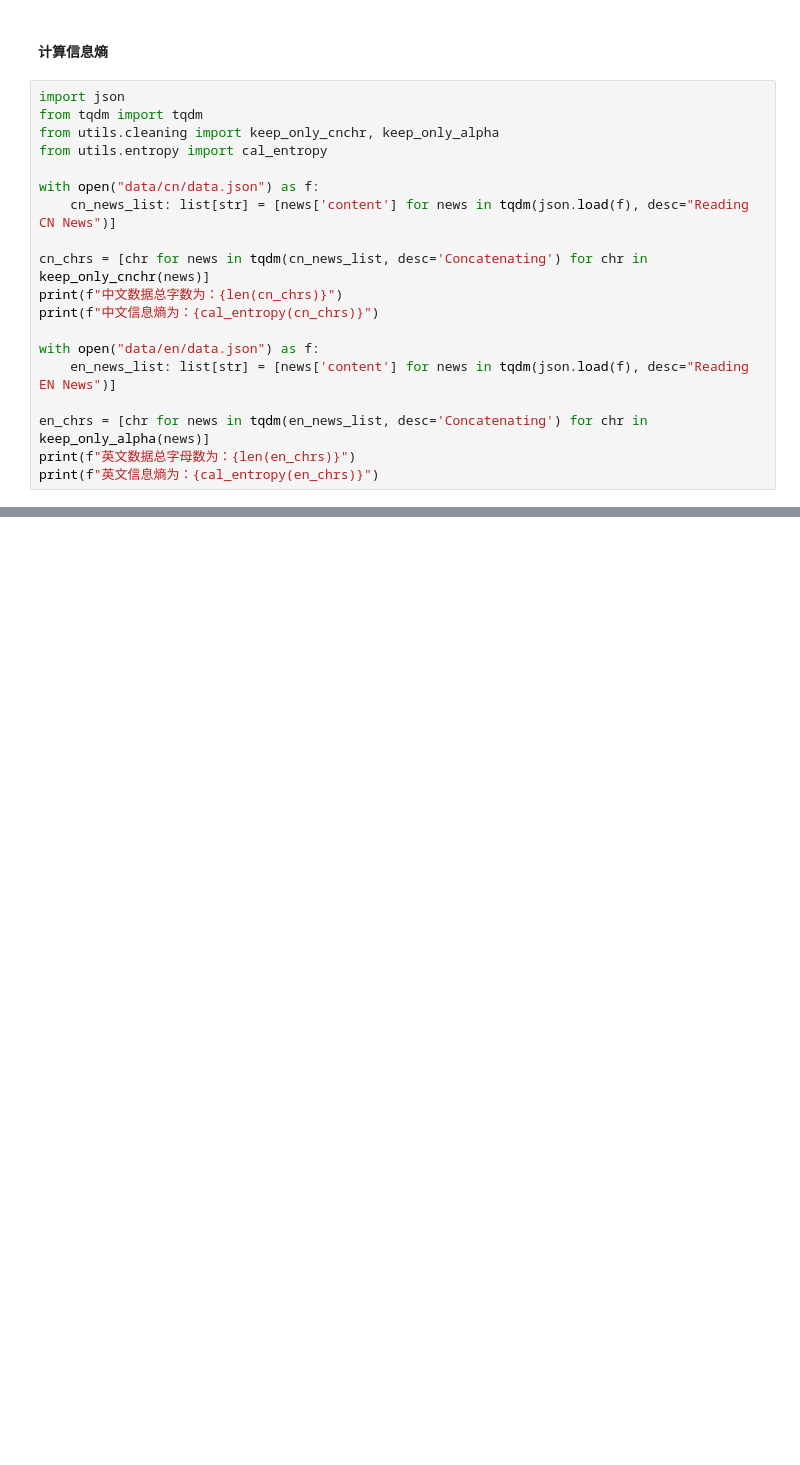
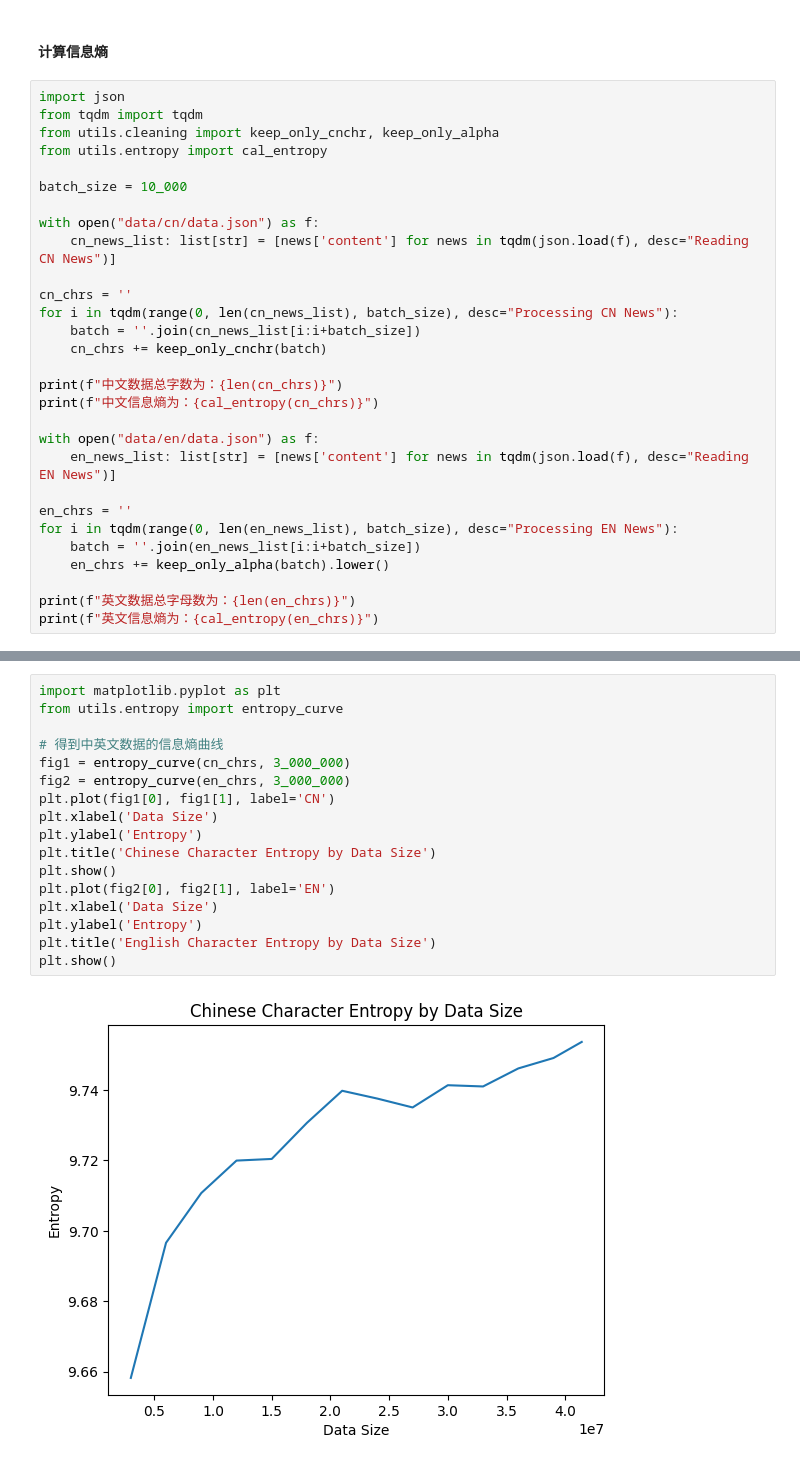
Before and after one commit to SunnyYYLin/text-entropy, a Jupyter notebook: main.ipynb, the cells around one changed output, grey strips where cells are left out. Saved outputs shown, nothing was run; the diff lists cells and outputs as text; blank space fills up the shorter version.

```diff
--- a/main.ipynb
+++ b/main.ipynb
@@ -29,17 +32,27 @@ from tqdm import tqdm
 from utils.cleaning import keep_only_cnchr, keep_only_alpha
 from utils.entropy import cal_entropy
 
+batch_size = 10_000
+
 with open("data/cn/data.json") as f:
     cn_news_list: list[str] = [news['content'] for news in tqdm(json.load(f), desc="Reading CN News")]
 
-cn_chrs = [chr for news in tqdm(cn_news_list, desc='Concatenating') for chr in keep_only_cnchr(news)]
+cn_chrs = ''
+for i in tqdm(range(0, len(cn_news_list), batch_size), desc="Processing CN News"):
+    batch = ''.join(cn_news_list[i:i+batch_size])
+    cn_chrs += keep_only_cnchr(batch)
+
 print(f"中文数据总字数为：{len(cn_chrs)}")
 print(f"中文信息熵为：{cal_entropy(cn_chrs)}")
 
 with open("data/en/data.json") as f:
     en_news_list: list[str] = [news['content'] for news in tqdm(json.load(f), desc="Reading EN News")]
 
-en_chrs = [chr for news in tqdm(en_news_list, desc='Concatenating') for chr in keep_only_alpha(news)]
+en_chrs = ''
+for i in tqdm(range(0, len(en_news_list), batch_size), desc="Processing EN News"):
+    batch = ''.join(en_news_list[i:i+batch_size])
+    en_chrs += keep_only_alpha(batch).lower()
+
 print(f"英文数据总字母数为：{len(en_chrs)}")
 print(f"英文信息熵为：{cal_entropy(en_chrs)}")
 # %% [output]
@@ -63,0 +68,19 @@ fig2 = entropy_curve(en_chrs, 3_000_000)
+# %%
+import matplotlib.pyplot as plt
+from utils.entropy import entropy_curve
+
+# 得到中英文数据的信息熵曲线
+fig1 = entropy_curve(cn_chrs, 3_000_000)
+fig2 = entropy_curve(en_chrs, 3_000_000)
+plt.plot(fig1[0], fig1[1], label='CN')
+plt.xlabel('Data Size')
+plt.ylabel('Entropy')
+plt.title('Chinese Character Entropy by Data Size')
+plt.show()
+plt.plot(fig2[0], fig2[1], label='EN')
+plt.xlabel('Data Size')
+plt.ylabel('Entropy')
+plt.title('English Character Entropy by Data Size')
+plt.show()
+# %% [output]
+[figure, added]
```
Also changed, not shown: parts of 18 cells of this notebook, 16 other files.
